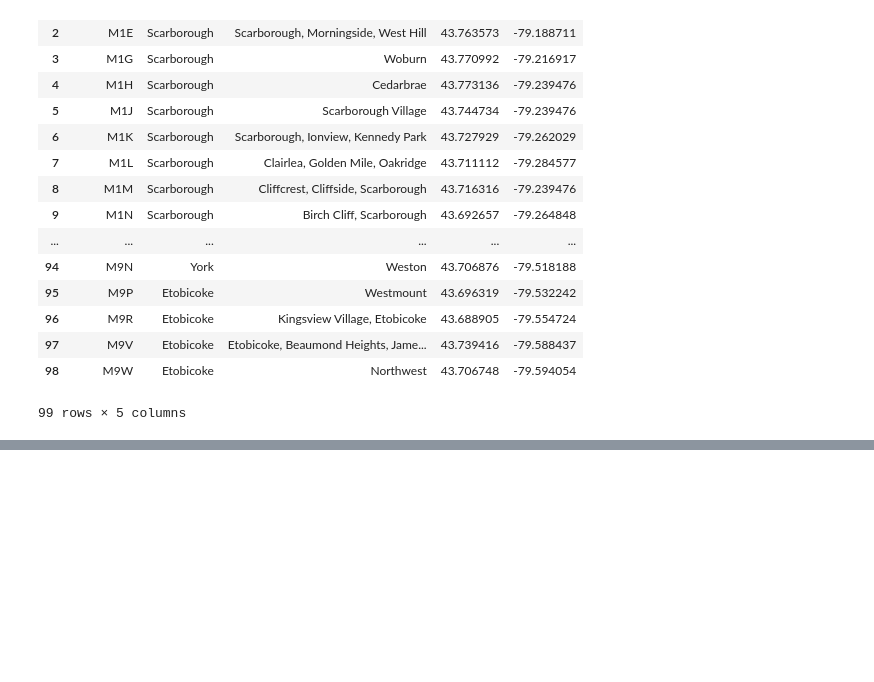
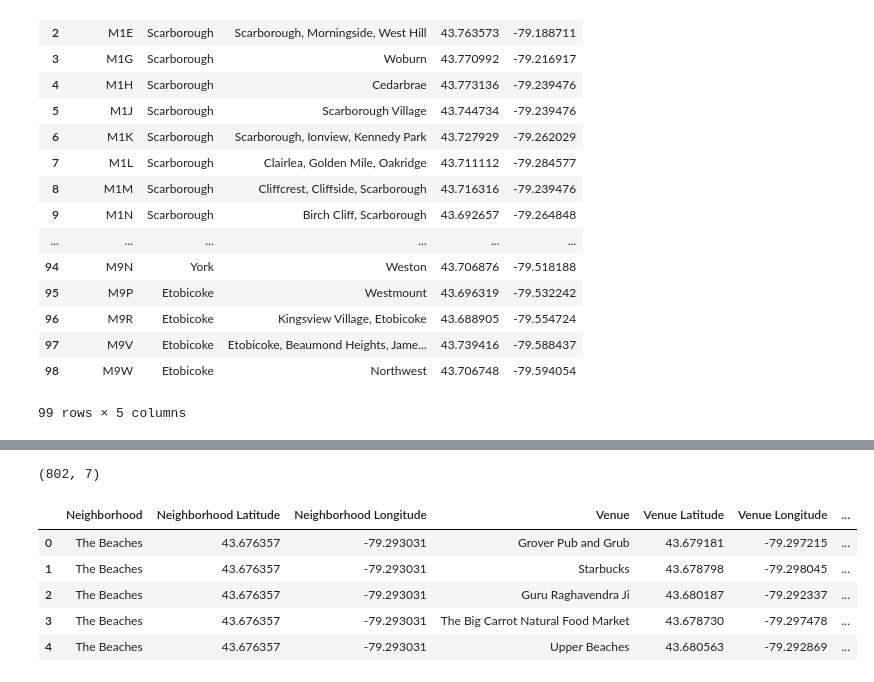
Before and after one commit to petereczek/Coursera_Capstone, a Jupyter notebook: Clustering Neighborhoods in Toronto.ipynb, the cells around one changed output, grey strips where cells are left out. Cells and saved outputs as stored; diff of their text form; code cells hidden in the pictures; blank space fills up the shorter version.

```diff
--- a/Clustering Neighborhoods in Toronto.ipynb
+++ b/Clustering Neighborhoods in Toronto.ipynb
@@ -87,0 +202,11 @@ df3
+# %%
+print(toronto_venues.shape)
+toronto_venues.head()
+# %% [output]
+(802, 7)
+|  | Neighborhood | Neighborhood Latitude | Neighborhood Longitude | Venue | Venue Latitude | Venue Longitude | ... |
+| 0 | The Beaches | 43.676357 | -79.293031 | Grover Pub and Grub | 43.679181 | -79.297215 | ... |
+| 1 | The Beaches | 43.676357 | -79.293031 | Starbucks | 43.678798 | -79.298045 | ... |
+| 2 | The Beaches | 43.676357 | -79.293031 | Guru Raghavendra Ji | 43.680187 | -79.292337 | ... |
+| 3 | The Beaches | 43.676357 | -79.293031 | The Big Carrot Natural Food Market | 43.678730 | -79.297478 | ... |
+| 4 | The Beaches | 43.676357 | -79.293031 | Upper Beaches | 43.680563 | -79.292869 | ... |
```
Also changed, not shown: parts of 25 cells of this notebook.
